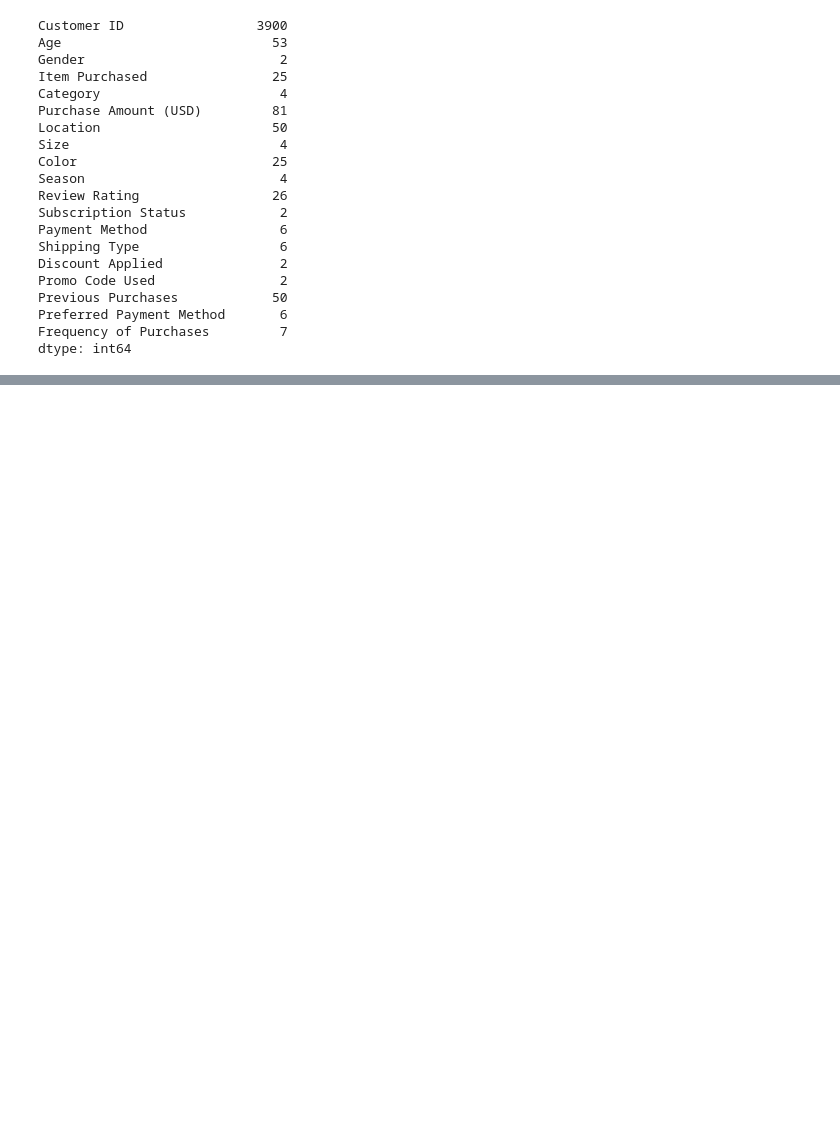
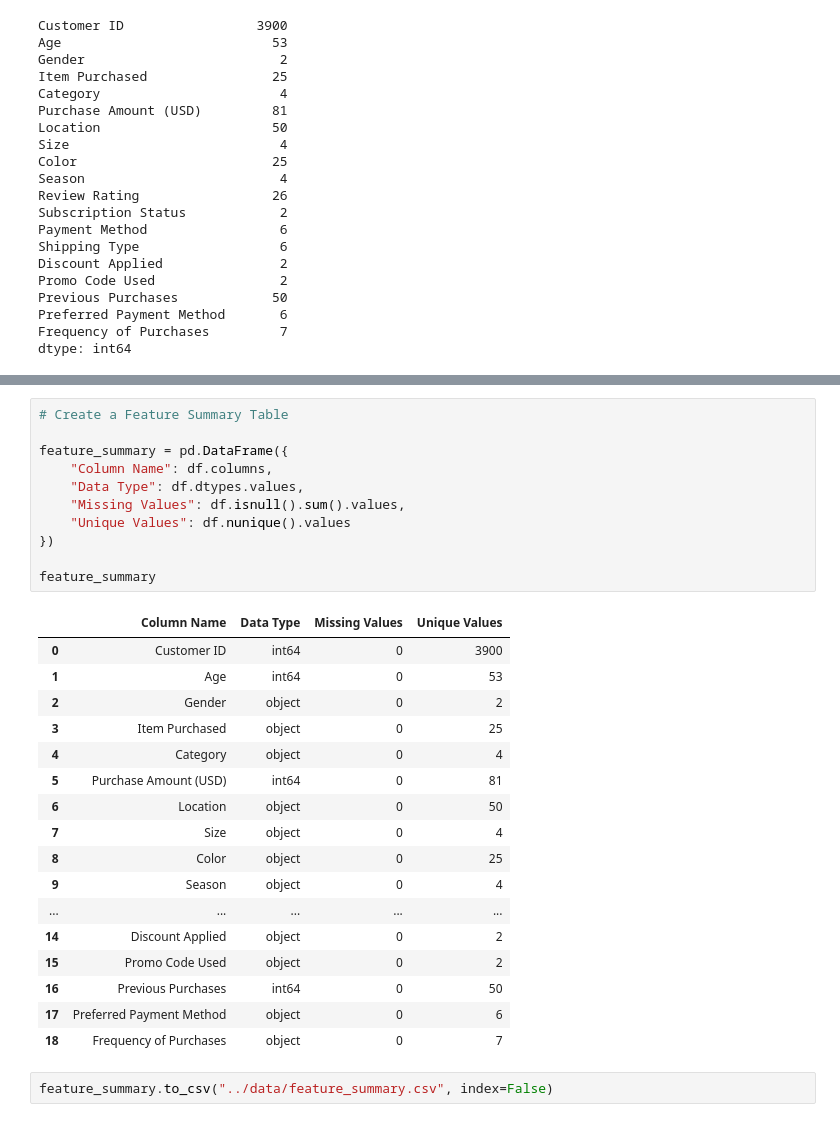
Before and after one commit to kalaranjani-a/customer-shopping-behavior-analysis, a Jupyter notebook: notebooks/customer_shopping_analysis.ipynb, the cells around one changed output, grey strips where cells are left out. Saved outputs shown, nothing was run; the diff lists cells and outputs as text; blank space fills up the shorter version.

```diff
--- a/notebooks/customer_shopping_analysis.ipynb
+++ b/notebooks/customer_shopping_analysis.ipynb
@@ -200,0 +250,31 @@ df.sample(10)
+# %%
+# Create a Feature Summary Table
+
+feature_summary = pd.DataFrame({
+    "Column Name": df.columns,
+    "Data Type": df.dtypes.values,
+    "Missing Values": df.isnull().sum().values,
+    "Unique Values": df.nunique().values
+})
+
+feature_summary
+# %% [output]
+|  | Column Name | Data Type | Missing Values | Unique Values |
+| 0 | Customer ID | int64 | 0 | 3900 |
+| 1 | Age | int64 | 0 | 53 |
+| 2 | Gender | object | 0 | 2 |
+| 3 | Item Purchased | object | 0 | 25 |
+| 4 | Category | object | 0 | 4 |
+| 5 | Purchase Amount (USD) | int64 | 0 | 81 |
+| 6 | Location | object | 0 | 50 |
+| 7 | Size | object | 0 | 4 |
+| 8 | Color | object | 0 | 25 |
+| 9 | Season | object | 0 | 4 |
+| ... | ... | ... | ... | ... |
+| 14 | Discount Applied | object | 0 | 2 |
+| 15 | Promo Code Used | object | 0 | 2 |
+| 16 | Previous Purchases | int64 | 0 | 50 |
+| 17 | Preferred Payment Method | object | 0 | 6 |
+| 18 | Frequency of Purchases | object | 0 | 7 |
+# %%
+feature_summary.to_csv("../data/feature_summary.csv", index=False)
```
Also changed, not shown: parts of 18 cells of this notebook, 2 other files.
